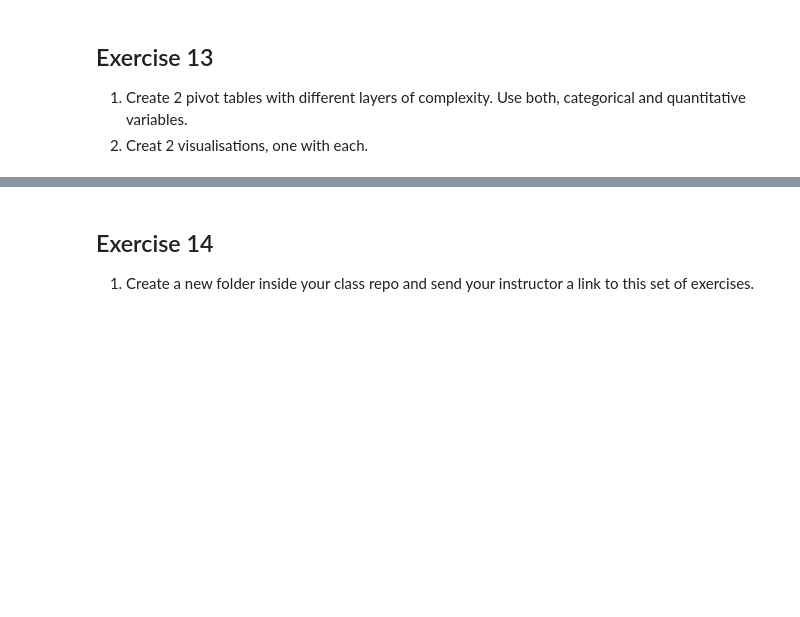
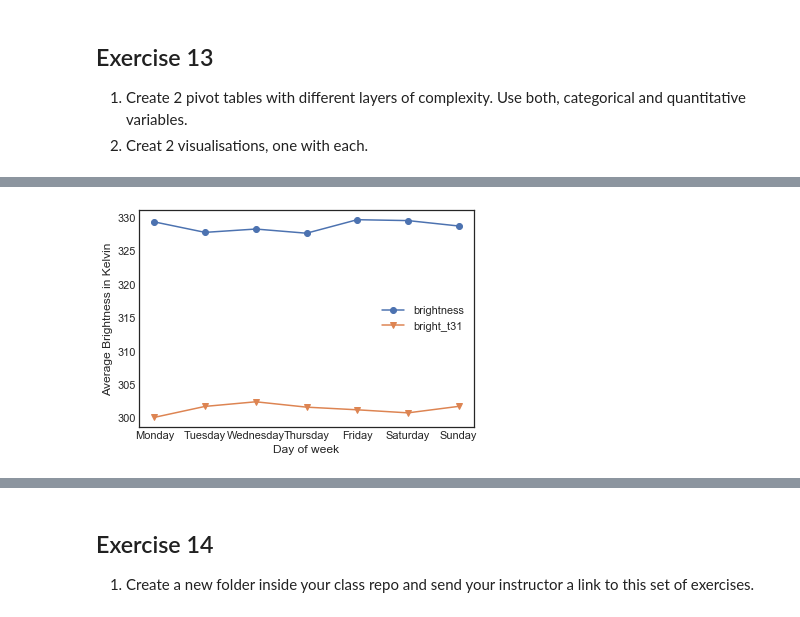
Before and after one commit to thushara-lakshmanan/python-intro, a Jupyter notebook: mini-assessment/mini_assessment_week5_TL.ipynb, the cells around one changed output, grey strips where cells are left out. Cells and saved outputs as stored; diff of their text form; code cells hidden in the pictures; blank space fills up the shorter version.

```diff
--- a/mini-assessment/mini_assessment_week5_TL.ipynb
+++ b/mini-assessment/mini_assessment_week5_TL.ipynb
@@ -21,0 +53,13 @@ df.head()
+# %%
+#Data preparation
+#Delete unwanted columns
+df.drop(['satellite','instrument','version','type'],axis=1,inplace=True)
+# %%
+#additional date variables
+df['date_year']=df['acq_date'].dt.year
+df['date_month']=df['acq_date'].dt.month
+df['weekday']=df['acq_date'].dt.weekday
+df['day_of_week'] = df['acq_date'].dt.day_name()
+df['date_quarter']=df['acq_date'].dt.quarter
+df['week_or_end']=df['weekday'].apply(lambda x:'weekend' if x>=5 else 'week_day')
+df.tail()
@@ -223,3 +351,10 @@ print(fnminandmax(df['cleaning_fee']))
 
 1. Create 2 pivot tables with different layers of complexity. Use both, categorical and quantitative variables.
 2. Creat 2 visualisations, one with each.
+# %%
+by_weekday=df.pivot_table(
+                    aggfunc='mean',
+                    values=['weekday','brightness','bright_t31'],
+                    index=['day_of_week'])
+by_weekday.sort_values(by=['weekday'],inplace=True)
+by_weekday
@@ -225,0 +371,17 @@ print(fnminandmax(df['cleaning_fee']))
+# %%
+import pandas as pd
+import numpy as np
+import matplotlib.pyplot as plt
+plt.style.use('seaborn-white')
+
+%matplotlib inline
+
+fig, ax = plt.subplots()
+ax.set_xlabel("Day of week")
+ax.set_ylabel("Average Brightness in Kelvin")
+ax.plot(by_weekday.index, by_week['brightness'],label='brightness',marker='o')
+ax.plot(by_weekday.index, by_week['bright_t31'],label='bright_t31',marker='v')
+plt.legend()
+plt.show()
+# %% [output]
+[figure, added]
```
Also changed, not shown: parts of 40 cells of this notebook, 14 other files.
